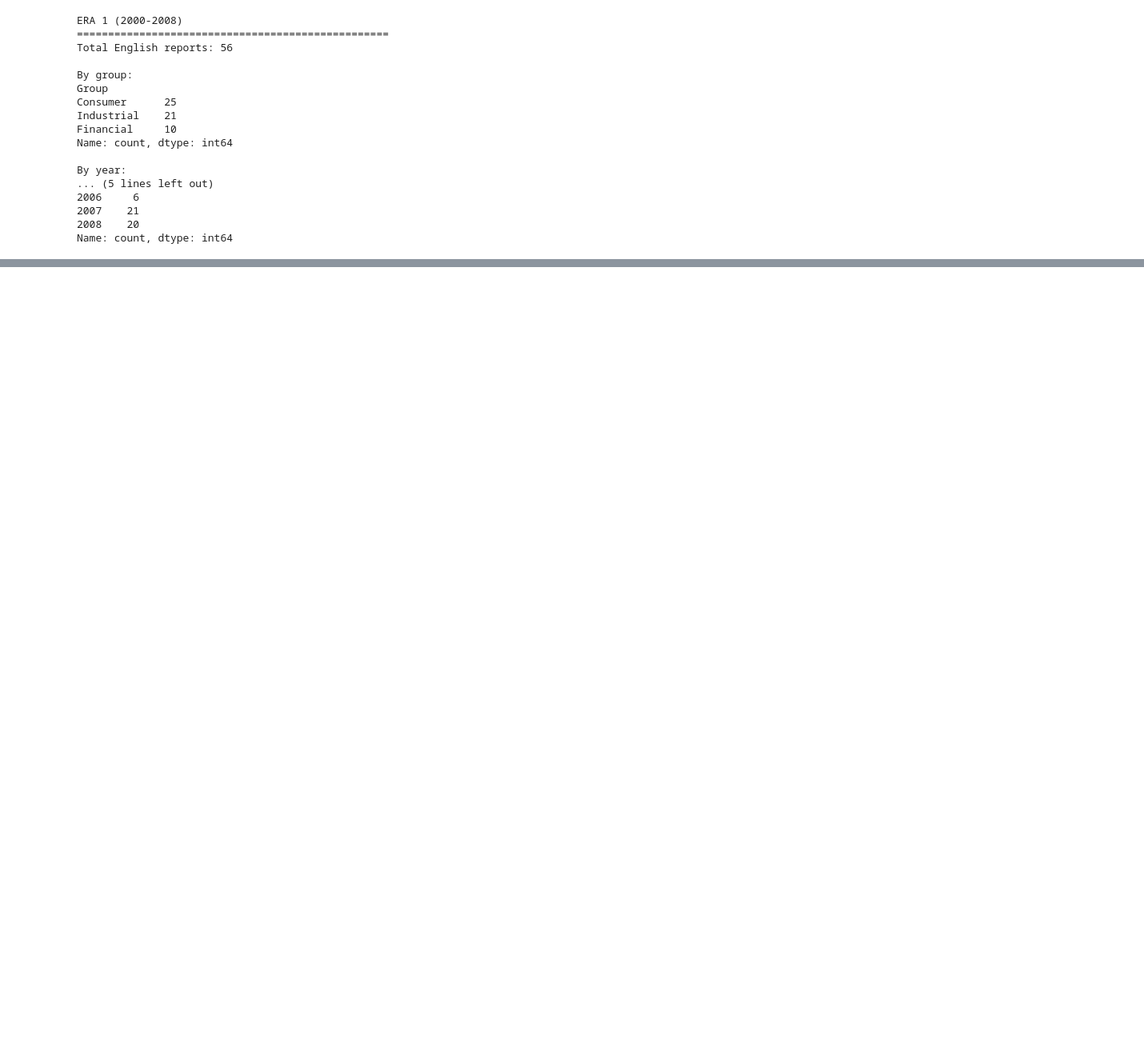
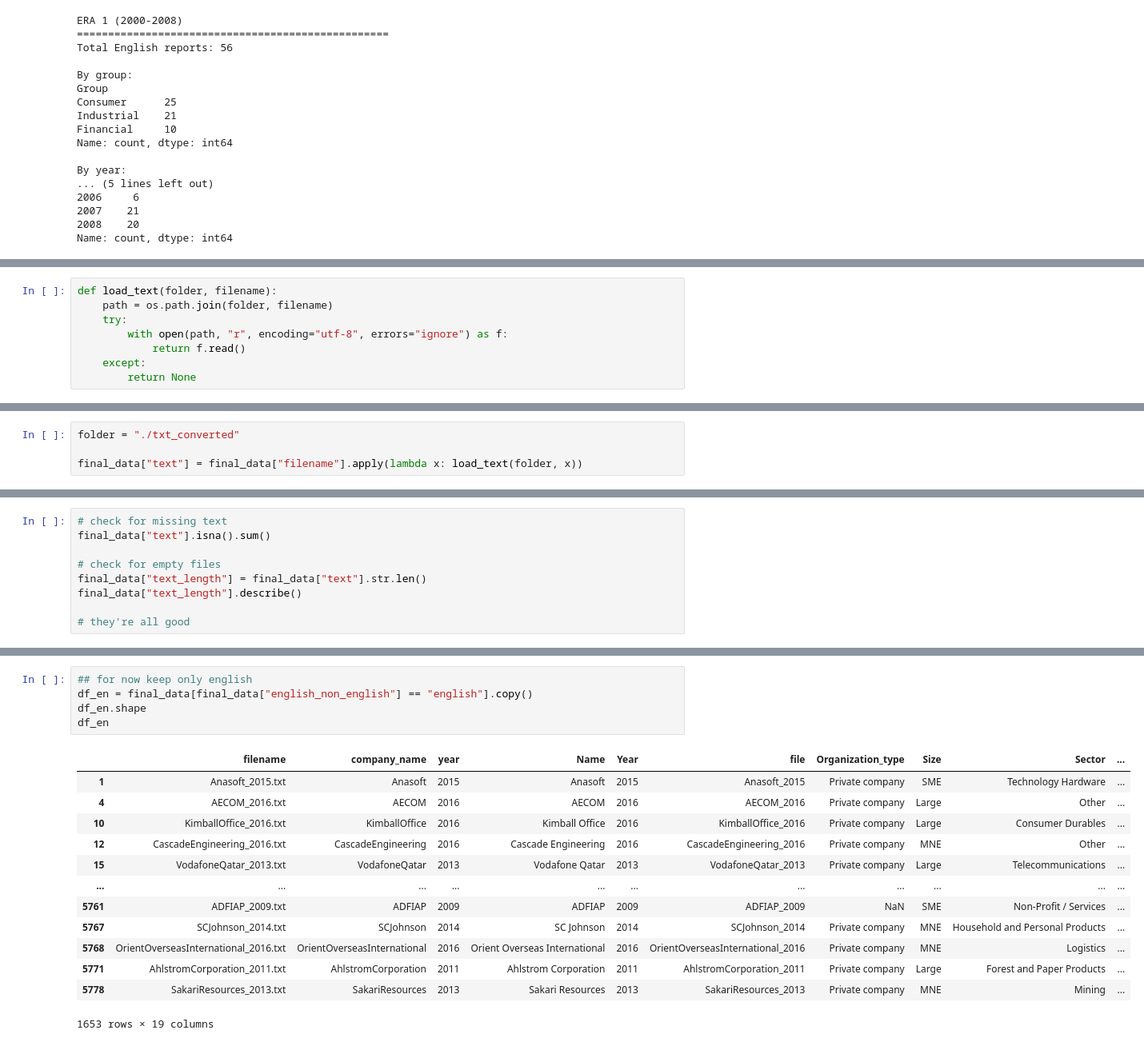
Before and after one commit to Asma1478/Project_gr13, a Jupyter notebook: Project_gr13/EDA.ipynb, the cells around one changed output, grey strips where cells are left out. Shown at 80% size. Cells and saved outputs as stored; diff of their text form; blank space fills up the shorter version.

Commit message:
loaded the text data and did some cleaning on it

```diff
--- a/Project_gr13/EDA.ipynb
+++ b/Project_gr13/EDA.ipynb
@@ -923,0 +992,8 @@ Companies with 4+ reports: 52
+# %%
+def load_text(folder, filename):
+    path = os.path.join(folder, filename)
+    try:
+        with open(path, "r", encoding="utf-8", errors="ignore") as f:
+            return f.read()
+    except:
+        return None
@@ -923,0 +1008,4 @@ Companies with 4+ reports: 52
+# %%
+folder = "./txt_converted"
+
+final_data["text"] = final_data["filename"].apply(lambda x: load_text(folder, x))
@@ -923,0 +1028,9 @@ Companies with 4+ reports: 52
+# %%
+# check for missing text
+final_data["text"].isna().sum()
+
+# check for empty files
+final_data["text_length"] = final_data["text"].str.len()
+final_data["text_length"].describe()
+
+# they're all good
@@ -923,0 +1047,19 @@ Companies with 4+ reports: 52
+# %%
+## for now keep only english
+df_en = final_data[final_data["english_non_english"] == "english"].copy()
+df_en.shape
+df_en
+# %% [output]
+|  | filename | company_name | year | Name | Year | file | Organization_type | Size | Sector | ... |
+| 1 | Anasoft_2015.txt | Anasoft | 2015 | Anasoft | 2015 | Anasoft_2015 | Private company | SME | Technology Hardware | ... |
+| 4 | AECOM_2016.txt | AECOM | 2016 | AECOM | 2016 | AECOM_2016 | Private company | Large | Other | ... |
+| 10 | KimballOffice_2016.txt | KimballOffice | 2016 | Kimball Office | 2016 | KimballOffice_2016 | Private company | Large | Consumer Durables | ... |
+| 12 | CascadeEngineering_2016.txt | CascadeEngineering | 2016 | Cascade Engineering | 2016 | CascadeEngineering_2016 | Private company | MNE | Other | ... |
+| 15 | VodafoneQatar_2013.txt | VodafoneQatar | 2013 | Vodafone Qatar | 2013 | VodafoneQatar_2013 | Private company | Large | Telecommunications | ... |
+| ... | ... | ... | ... | ... | ... | ... | ... | ... | ... | ... |
+| 5761 | ADFIAP_2009.txt | ADFIAP | 2009 | ADFIAP | 2009 | ADFIAP_2009 | NaN | SME | Non-Profit / Services | ... |
+| 5767 | SCJohnson_2014.txt | SCJohnson | 2014 | SC Johnson | 2014 | SCJohnson_2014 | Private company | MNE | Household and Personal Products | ... |
+| 5768 | OrientOverseasInternational_2016.txt | OrientOverseasInternational | 2016 | Orient Overseas International | 2016 | OrientOverseasInternational_2016 | Private company | MNE | Logistics | ... |
+| 5771 | AhlstromCorporation_2011.txt | AhlstromCorporation | 2011 | Ahlstrom Corporation | 2011 | AhlstromCorporation_2011 | Private company | Large | Forest and Paper Products | ... |
+| 5778 | SakariResources_2013.txt | SakariResources | 2013 | Sakari Resources | 2013 | SakariResources_2013 | Private company | MNE | Mining | ... |
+1653 rows × 19 columns
```
Also changed, not shown: parts of 41 cells of this notebook, 3 other files.
